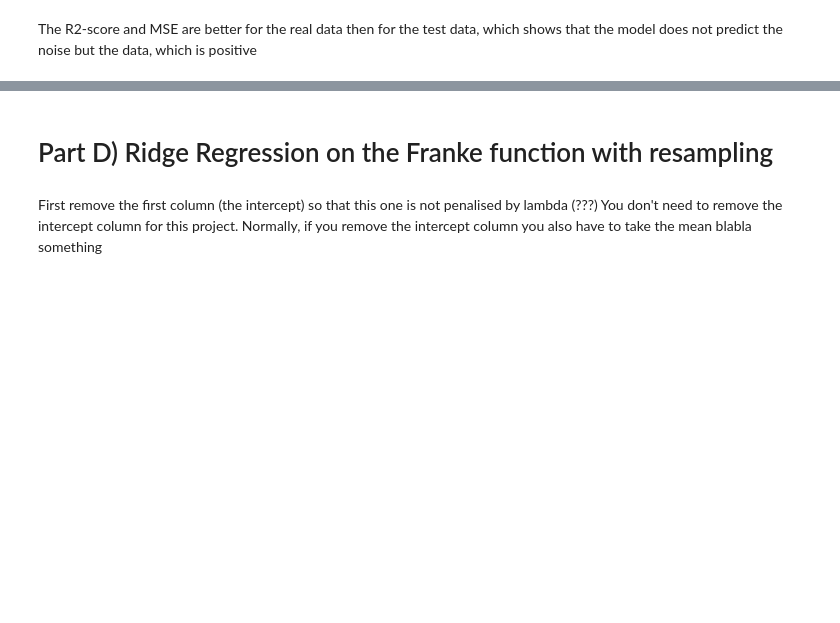
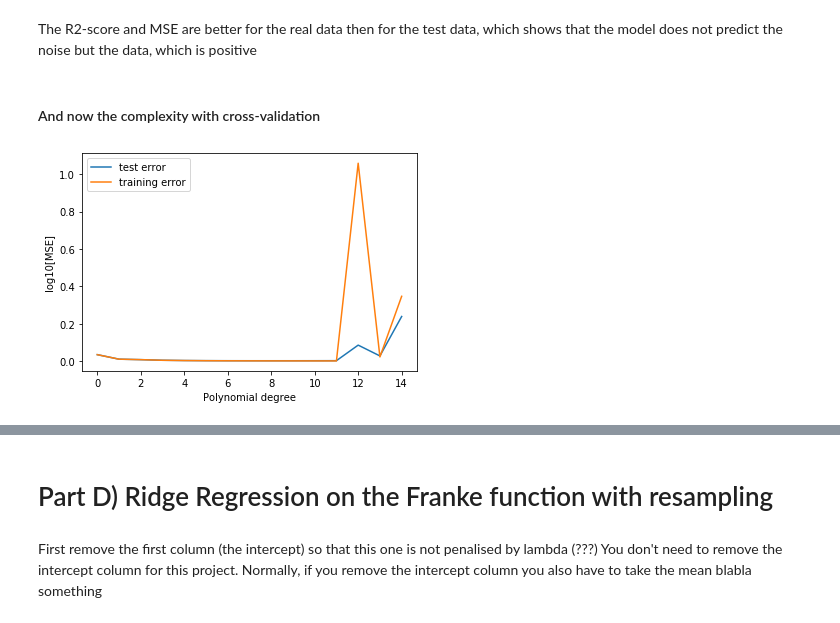
Before and after one commit to jolyndev/FYS-STK4155, a Jupyter notebook: Project1a-restructured.ipynb, the cells around one changed output, grey strips where cells are left out. Drawn from its saved outputs; the diff is of its cells as text; code cells hidden in the pictures; blank space fills up the shorter version.

```diff
--- a/Project1a-restructured.ipynb
+++ b/Project1a-restructured.ipynb
@@ -253,7 +248,7 @@ for deg in degrees:
 
         j+=1
 
-    err = np.mean(np.mean((ztruetest - z_pred)**2))
+    err = np.mean(np.mean((ztest - z_pred)**2))
     bi = np.mean((ztruetest - np.mean(z_pred))**2)
     var = np.mean(np.var(z_pred))
 
@@ -381,7 +334,11 @@ def cross_validation(x, y, k):
     y = y[indexes]
 
     r2_test = []
+    mse_train = []
     mse_test = []
+
+    bias = []
+    variance = []
     for i in range(k):
         x_train = np.concatenate((x[:int(i*n/k)], x[int((i + 1)*n/k): ]), axis = 0)
         x_test = x[int(i*n/k):int((i + 1)*n/k)]
@@ -392,13 +349,21 @@ def cross_validation(x, y, k):
         ytilde = x_train @ beta
         ypredict = x_test @ beta
 
+        mse_train.append(MSE(y_train, ytilde))
         mse_test.append(MSE(y_test, ypredict))
         r2_test.append(R2(y_test, ypredict))
 
+        bias.append(np.mean((y_test - np.mean(ypredict))**2))
+        variance.append(np.mean(np.var(ypredict)))
+
     r2_test = np.array(r2_test)
+    mse_train = np.array(mse_train)
     mse_test = np.array(mse_test)
-    print("R2-Score: %0.3f (+/- %0.3f)" % (r2_test.mean(), r2_test.std() * 2))
-    print("MSE-Score: %0.5f (+/- %0.5f)" % (mse_test.mean(), mse_test.std() * 2))
 
-    return r2_test, mse_test
+    bias = np.array(bias)
+    variance = np.array(variance)
+    #print("R2-Score: %0.3f (+/- %0.3f)" % (r2_test.mean(), r2_test.std() * 2))
+    #print("MSE-Score: %0.5f (+/- %0.5f)" % (mse_test.mean(), mse_test.std() * 2))
+
+    return r2_test, mse_train, mse_test, bias, variance
 # %%
@@ -450,2 +413,27 @@ MSE-score real data: 0.00030465651592316323
 # %% [markdown]
 The R2-score and MSE are better for the real data then for the test data, which shows that the model does not predict the noise but the data, which is positive
+# %% [markdown]
+#### And now the complexity with cross-validation
+# %%
+# train and test error
+
+maxdegree = 15
+test_mse = np.zeros(maxdegree)
+train_mse = np.zeros(maxdegree)
+polynomial = np.zeros(maxdegree)
+
+for degree in range(maxdegree):
+    X1 = CreateDesignMatrix_X(x_1, y_1, n=degree)
+
+    polynomial[degree] = degree
+    train_mse[degree] = np.mean(cross_validation(X1, z_1, k)[1])
+    test_mse[degree] = np.mean(cross_validation(X1, z_1, k)[2])
+
+plt.plot(polynomial, np.log10(test_mse), label='test error')
+plt.plot(polynomial, np.log10(train_mse), label='training error')
+plt.xlabel('Polynomial degree')
+plt.ylabel('log10[MSE]')
+plt.legend()
+plt.show()
+# %% [output]
+[figure, added]
```
Also changed, not shown: parts of 20 cells of this notebook.
